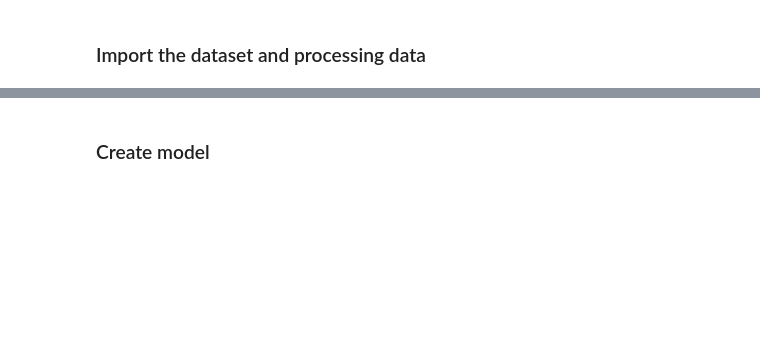
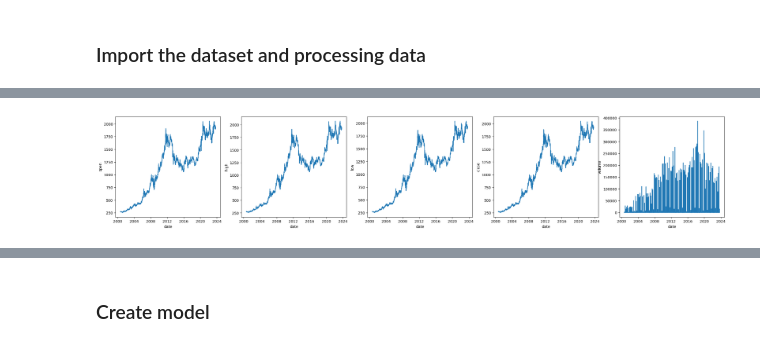
Before and after one commit to B11070043/Predict-price, a Jupyter notebook: Model.ipynb, the cells around one changed output, grey strips where cells are left out. Saved outputs shown, nothing was run; the diff lists cells and outputs as text; code cells hidden in the pictures; blank space fills up the shorter version.

```diff
--- a/Model.ipynb
+++ b/Model.ipynb
@@ -21,0 +64,3 @@ df.head()
+# %%
+df.index = pd.to_datetime(df.index)
+df
@@ -21,0 +82,11 @@ df.head()
+# %%
+fig, axes = plt.subplots(1, 5, figsize = (30, 5))
+axes = axes.flatten()
+
+sns.lineplot(ax = axes[0], x = df.index, y = df["open"]);
+sns.lineplot(ax = axes[1], x = df.index, y = df["high"]);
+sns.lineplot(ax = axes[2], x = df.index, y = df["low"]);
+sns.lineplot(ax = axes[3], x = df.index, y = df["close"]);
+sns.lineplot(ax = axes[4], x = df.index, y = df["volume"]);
+# %% [output]
+[figure, added]
```
Also changed, not shown: parts of 32 cells of this notebook.
